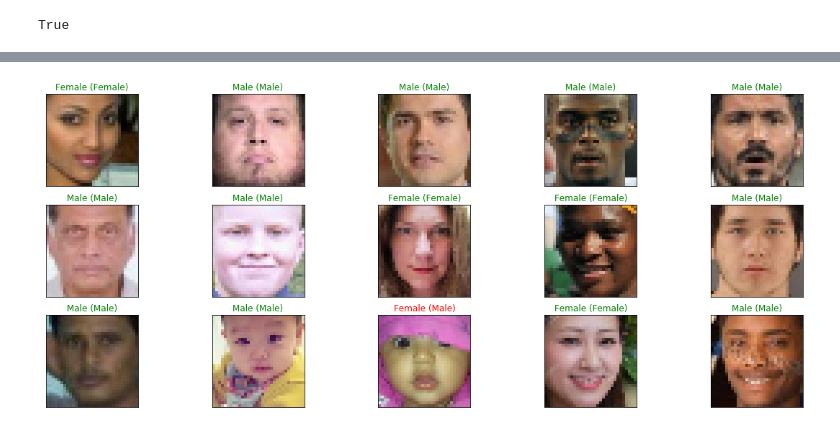
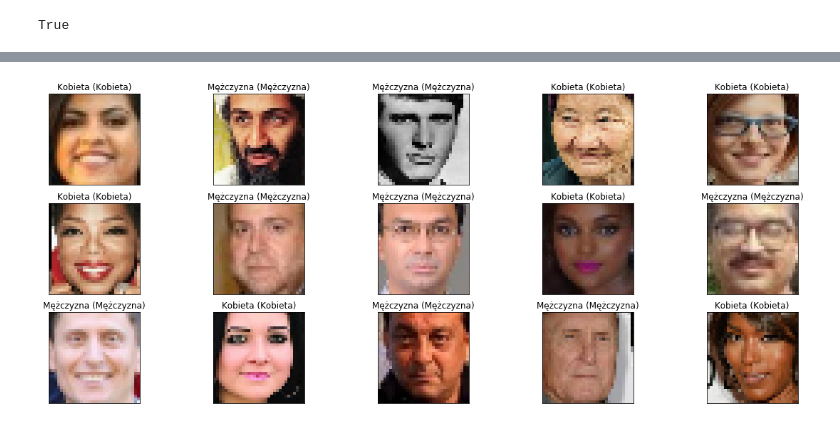
Before and after one commit to PPawlaszczyk/Master-Thesis-Gender, a Jupyter notebook: Gender.ipynb, the cells around one changed output, grey strips where cells are left out. Drawn from its saved outputs; the diff is of its cells as text; code cells hidden in the pictures.

Commit message:
plot configuration commit

```diff
--- a/Gender.ipynb
+++ b/Gender.ipynb
@@ -150,0 +314,11 @@ model.save_weights('model.h5')
+# %%
+model.load_weights('model_weight_initial.h5')
+
+
+aug_checkpoint = tf.keras.callbacks.ModelCheckpoint('aug_Best_model.h5',
+                                 monitor = 'val_loss',
+                                 verbose=0,
+                                 save_best_only=True,
+                                 mode='auto')
+
+#print(model.get_weights())
@@ -151,27 +460,29 @@ model.save_weights('model.h5')
 # %%
 #epoch  changing
-
 k=1
 batch_i= 64
-epoch_i =35
+epoch_i =95
 score_array =[]
+batch_array=[]
 start = time.time()
 
 while k<=1:
+    model.load_weights('model.h5')
     batch_size=batch_i
     epochs=epoch_i
     history  = model.fit(x_train,
          y_train,
          batch_size,
          epochs,
-         validation_data=(x_valid, y_valid),)
+         validation_data=(x_valid, y_valid),
+         callbacks = [aug_checkpoint],
+         verbose = 1,
+         shuffle=True,)
 
     score = model.evaluate(x_test, y_test, verbose=0)
-    print('\n', 'Test accuracy:', score[1], "Batch size: ",batch_i )
-    score_array.append([score[1]])
+    print('\n', 'Test accuracy:', score[1], "Batch size: ",batch_i,"Number of test : ",k )
+    score_array.append([score[1]*100])
     batch_array.append(k)
-    model.load_weights('model.h5')
-
     k += 1
 
 print("Total time: ", time.time() - start, "seconds")
@@ -183,6 +494,9 @@ print(metrics.classification_report(y_valid, predTest,digits=2))
 
 x = numpy.std(score_array)
 print('STd:',x)
+print('Var:', np.var(score))
+
+print('Mulitple accuracy recived: ',score_array)
 
 #plt.xlabel('Batch size')
 #plt.ylabel('Test Accuracy')
@@ -257,22 +623,22 @@ print('\n', 'Test accuracy:', score[1])
 # %%
-labels =["Male",  # index 0
-        "Female",      # index 1
+labels =["Mężczyzna",  # index 0
+        "Kobieta",      # index 1
         ]
 # %%
 y_hat = model.predict(x_test)
 
 # Plot a random sample of 10 test images, their predicted labels and ground truth
 figure = plt.figure(figsize=(20, 8))
 for i, index in enumerate(np.random.choice(x_test.shape[0], size=15, replace=False)):
     ax = figure.add_subplot(3, 5, i + 1, xticks=[], yticks=[])
     # Display each image
     ax.imshow(np.squeeze(x_test[index]))
     predict_index = np.argmax(y_hat[index])
     true_index = np.argmax(y_test[index])
     # Set the title for each image
     ax.set_title("{} ({})".format(labels[predict_index],
                                   labels[true_index]),
-                                  color=("green" if predict_index == true_index else "red"))
+                                  color=("black" if predict_index == true_index else "red"))
 plt.show()
 # %% [output]
-[figure, old version]
+[figure, new version]
```
Also changed, not shown: parts of 23 cells of this notebook, 1 other file.
